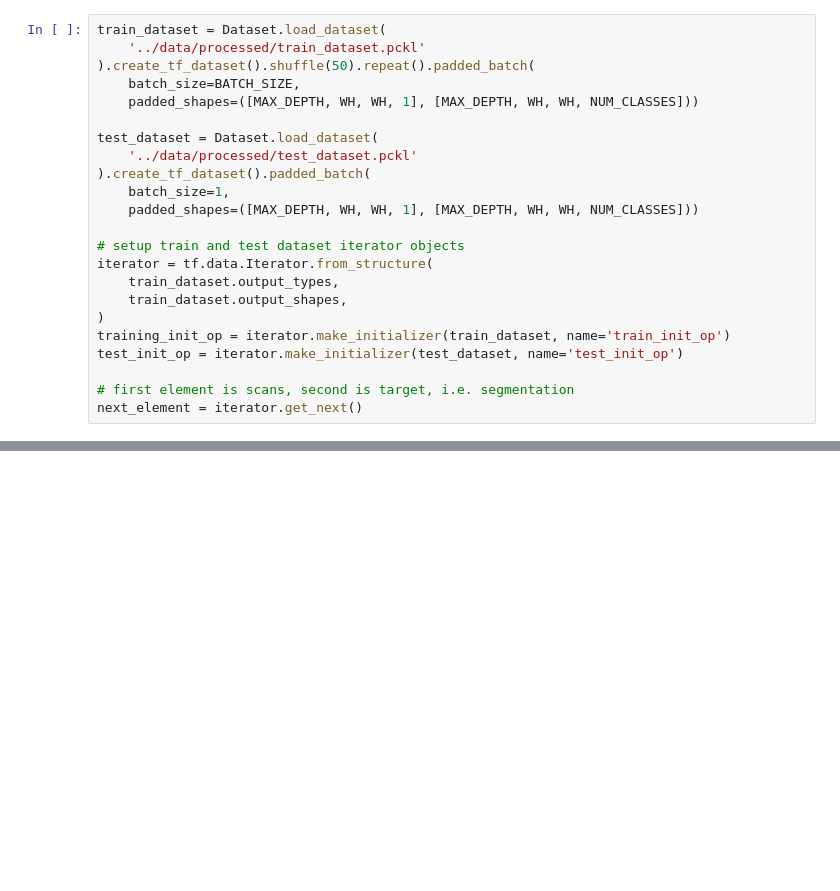
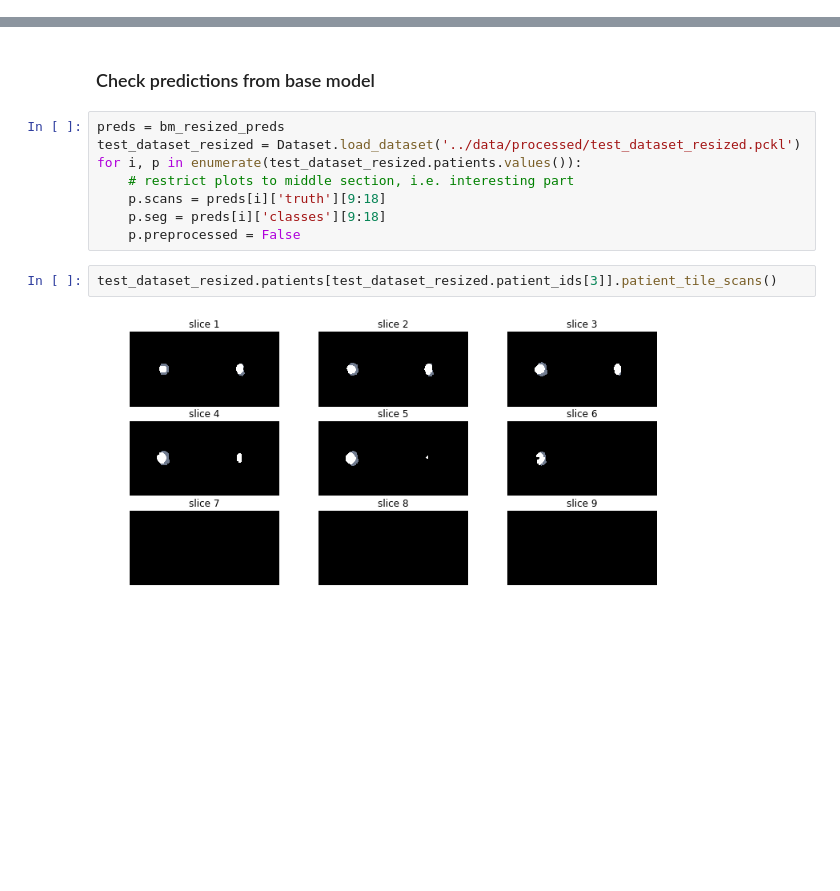
Before and after one commit to danielhomola/3D_UNet, a Jupyter notebook: notebooks/model_exploration.ipynb, the cells around one changed output, grey strips where cells are left out. Saved outputs shown, nothing was run; the diff lists cells and outputs as text; blank space fills up the shorter version.

Commit message:
solved the prediction problem, created images, almost finished the report

```diff
--- a/notebooks/model_exploration.ipynb
+++ b/notebooks/model_exploration.ipynb
@@ -38,23 +0,0 @@ EPOCHS = 1
-# %%
-train_dataset = Dataset.load_dataset(
-    '../data/processed/train_dataset.pckl'
-).create_tf_dataset().shuffle(50).repeat().padded_batch(
-    batch_size=BATCH_SIZE,
-    padded_shapes=([MAX_DEPTH, WH, WH, 1], [MAX_DEPTH, WH, WH, NUM_CLASSES]))
-
-test_dataset = Dataset.load_dataset(
-    '../data/processed/test_dataset.pckl'
-).create_tf_dataset().padded_batch(
-    batch_size=1,
-    padded_shapes=([MAX_DEPTH, WH, WH, 1], [MAX_DEPTH, WH, WH, NUM_CLASSES]))
-
-# setup train and test dataset iterator objects
-iterator = tf.data.Iterator.from_structure(
-    train_dataset.output_types,
-    train_dataset.output_shapes,
-)
-training_init_op = iterator.make_initializer(train_dataset, name='train_init_op')
-test_init_op = iterator.make_initializer(test_dataset, name='test_init_op')
-
-# first element is scans, second is target, i.e. segmentation
-next_element = iterator.get_next()
@@ -181,0 +54,14 @@ plt.show()
+# %% [markdown]
+### Check predictions from base model
+# %%
+preds = bm_resized_preds
+test_dataset_resized = Dataset.load_dataset('../data/processed/test_dataset_resized.pckl')
+for i, p in enumerate(test_dataset_resized.patients.values()):
+    # restrict plots to middle section, i.e. interesting part
+    p.scans = preds[i]['truth'][9:18]
+    p.seg = preds[i]['classes'][9:18]
+    p.preprocessed = False
+# %%
+test_dataset_resized.patients[test_dataset_resized.patient_ids[3]].patient_tile_scans()
+# %% [output]
+[figure, added]
```
Also changed, not shown: parts of 16 cells of this notebook, 36 other files.
